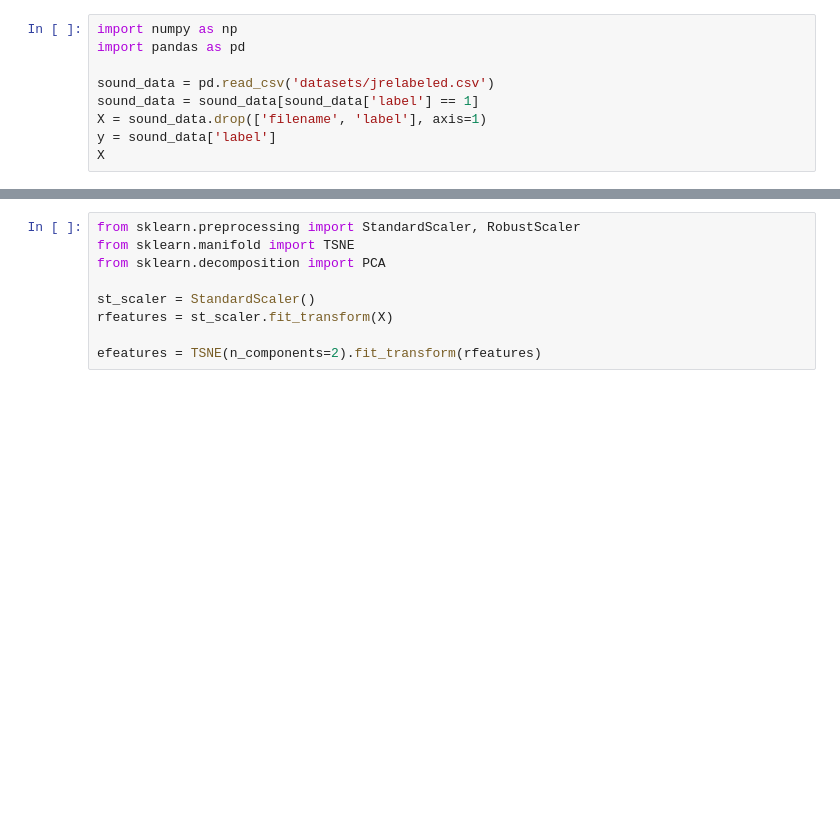
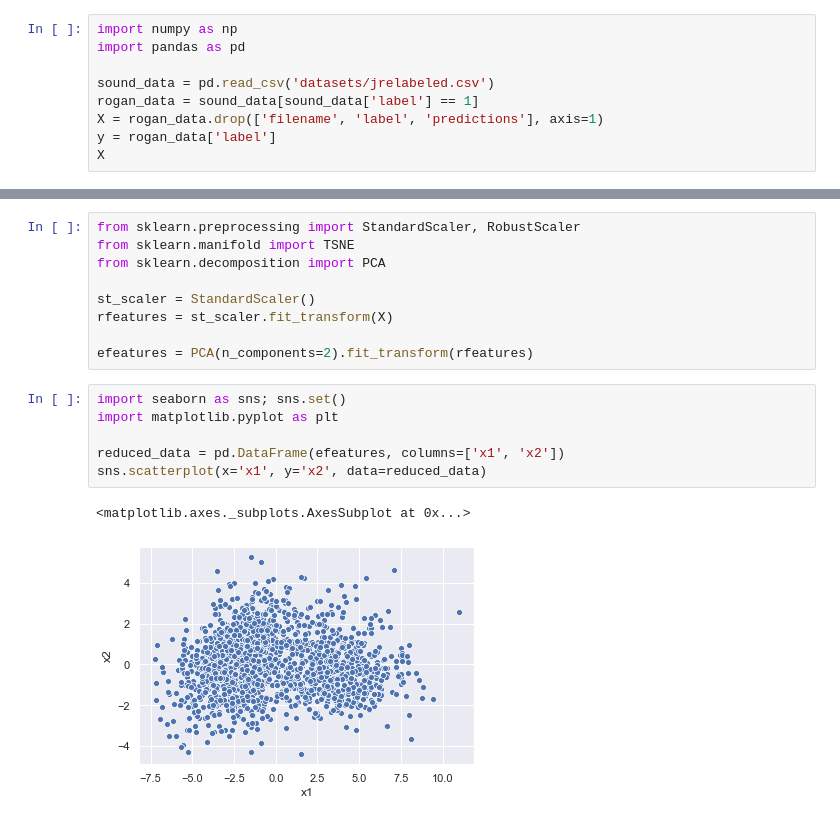
Before and after one commit to nathanielCherian/joe-rogan-ml, a Jupyter notebook: spatial_distance.ipynb, the cells around one changed output, grey strips where cells are left out. Drawn from its saved outputs; the diff is of its cells as text; blank space fills up the shorter version.

```diff
--- a/spatial_distance.ipynb
+++ b/spatial_distance.ipynb
@@ -3,9 +3,9 @@ import numpy as np
 import pandas as pd
 
 sound_data = pd.read_csv('datasets/jrelabeled.csv')
-sound_data = sound_data[sound_data['label'] == 1]
-X = sound_data.drop(['filename', 'label'], axis=1)
-y = sound_data['label']
+rogan_data = sound_data[sound_data['label'] == 1]
+X = rogan_data.drop(['filename', 'label', 'predictions'], axis=1)
+y = rogan_data['label']
 X
 # %% [output]
 |  | chroma_stft | rmse | spectral_centroid | spectral_bandwidth | rolloff | zero_crossing_rate | mfcc1 | ... |
@@ -29,4 +29,13 @@ from sklearn.decomposition import PCA
 st_scaler = StandardScaler()
 rfeatures = st_scaler.fit_transform(X)
 
-efeatures = TSNE(n_components=2).fit_transform(rfeatures)
+efeatures = PCA(n_components=2).fit_transform(rfeatures)
+# %%
+import seaborn as sns; sns.set()
+import matplotlib.pyplot as plt
+
+reduced_data = pd.DataFrame(efeatures, columns=['x1', 'x2'])
+sns.scatterplot(x='x1', y='x2', data=reduced_data)
+# %% [output]
+<matplotlib.axes._subplots.AxesSubplot at 0x...>
+[figure, added]
```
Also changed, not shown: parts of 13 cells of this notebook.
